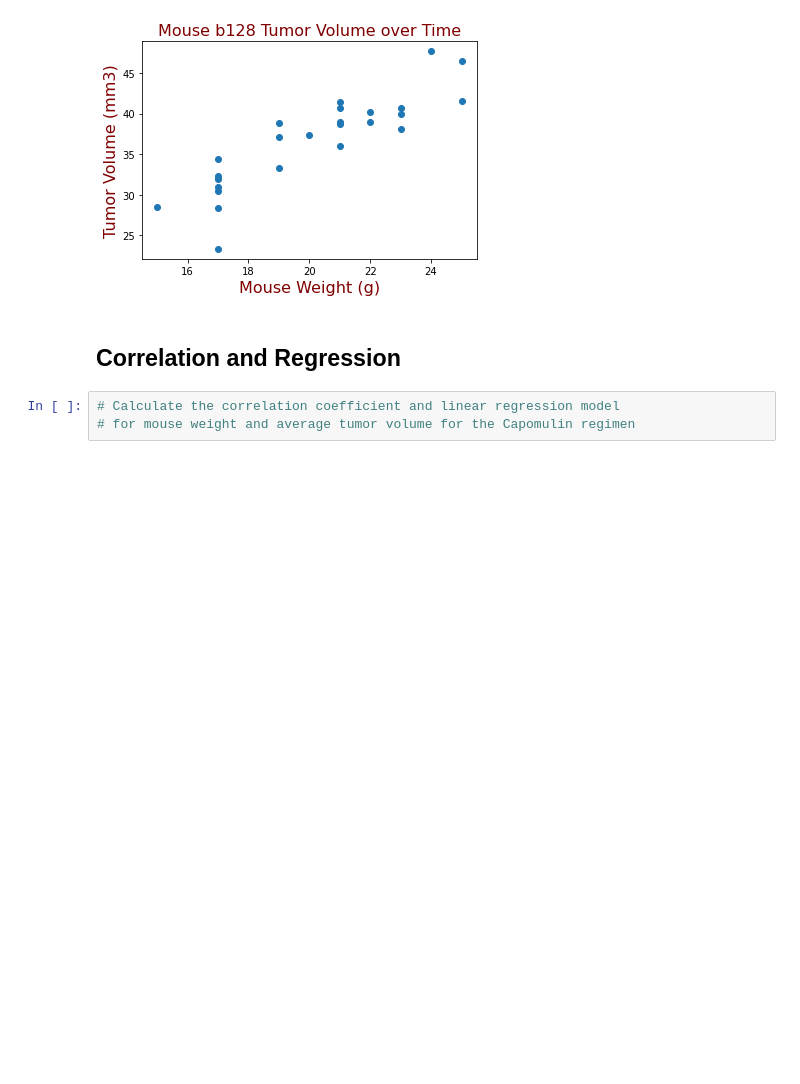
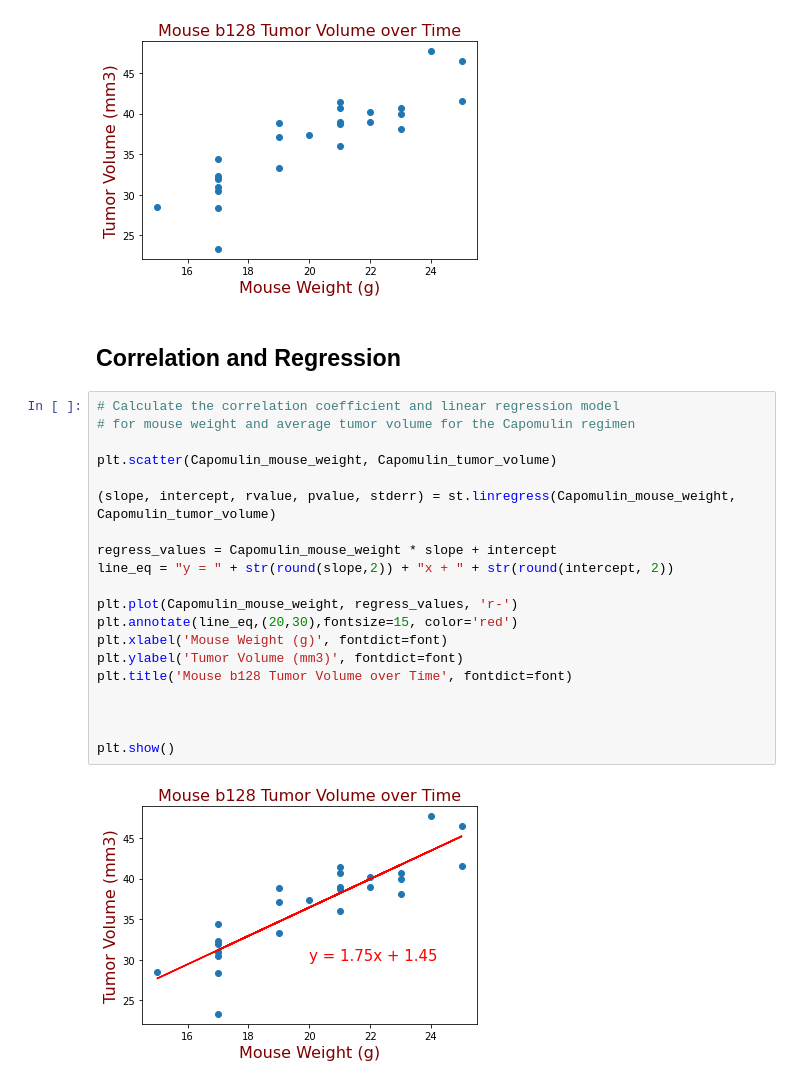
Before and after one commit to Lehmanc92/Matplotlib-Challenge, a Jupyter notebook: Pymaceuticals/pymaceuticals_starter.ipynb, the cells around one changed output. Saved outputs shown, nothing was run; the diff lists cells and outputs as text; blank space fills up the shorter version.

```diff
--- a/Pymaceuticals/pymaceuticals_starter.ipynb
+++ b/Pymaceuticals/pymaceuticals_starter.ipynb
@@ -319,6 +319,25 @@ plt.show()
 [figure]
 # %% [markdown]
 ## Correlation and Regression
-# %%
-# Calculate the correlation coefficient and linear regression model
-# for mouse weight and average tumor volume for the Capomulin regimen
+# %%
+# Calculate the correlation coefficient and linear regression model
+# for mouse weight and average tumor volume for the Capomulin regimen
+
+plt.scatter(Capomulin_mouse_weight, Capomulin_tumor_volume)
+
+(slope, intercept, rvalue, pvalue, stderr) = st.linregress(Capomulin_mouse_weight, Capomulin_tumor_volume)
+
+regress_values = Capomulin_mouse_weight * slope + intercept
+line_eq = "y = " + str(round(slope,2)) + "x + " + str(round(intercept, 2))
+
+plt.plot(Capomulin_mouse_weight, regress_values, 'r-')
+plt.annotate(line_eq,(20,30),fontsize=15, color='red')
+plt.xlabel('Mouse Weight (g)', fontdict=font)
+plt.ylabel('Tumor Volume (mm3)', fontdict=font)
+plt.title('Mouse b128 Tumor Volume over Time', fontdict=font)
+
+
+
+plt.show()
+# %% [output]
+[figure, added]
```
